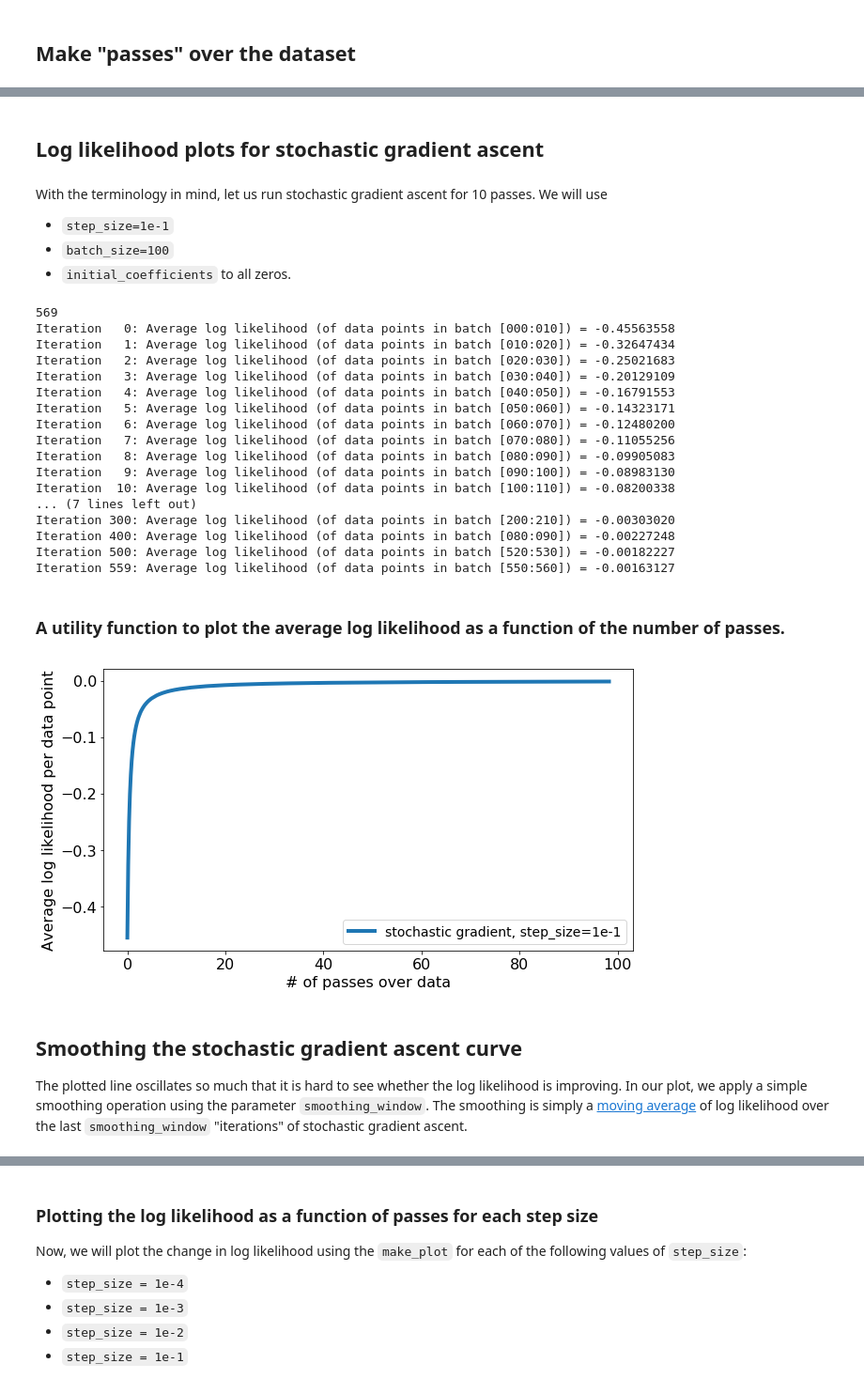
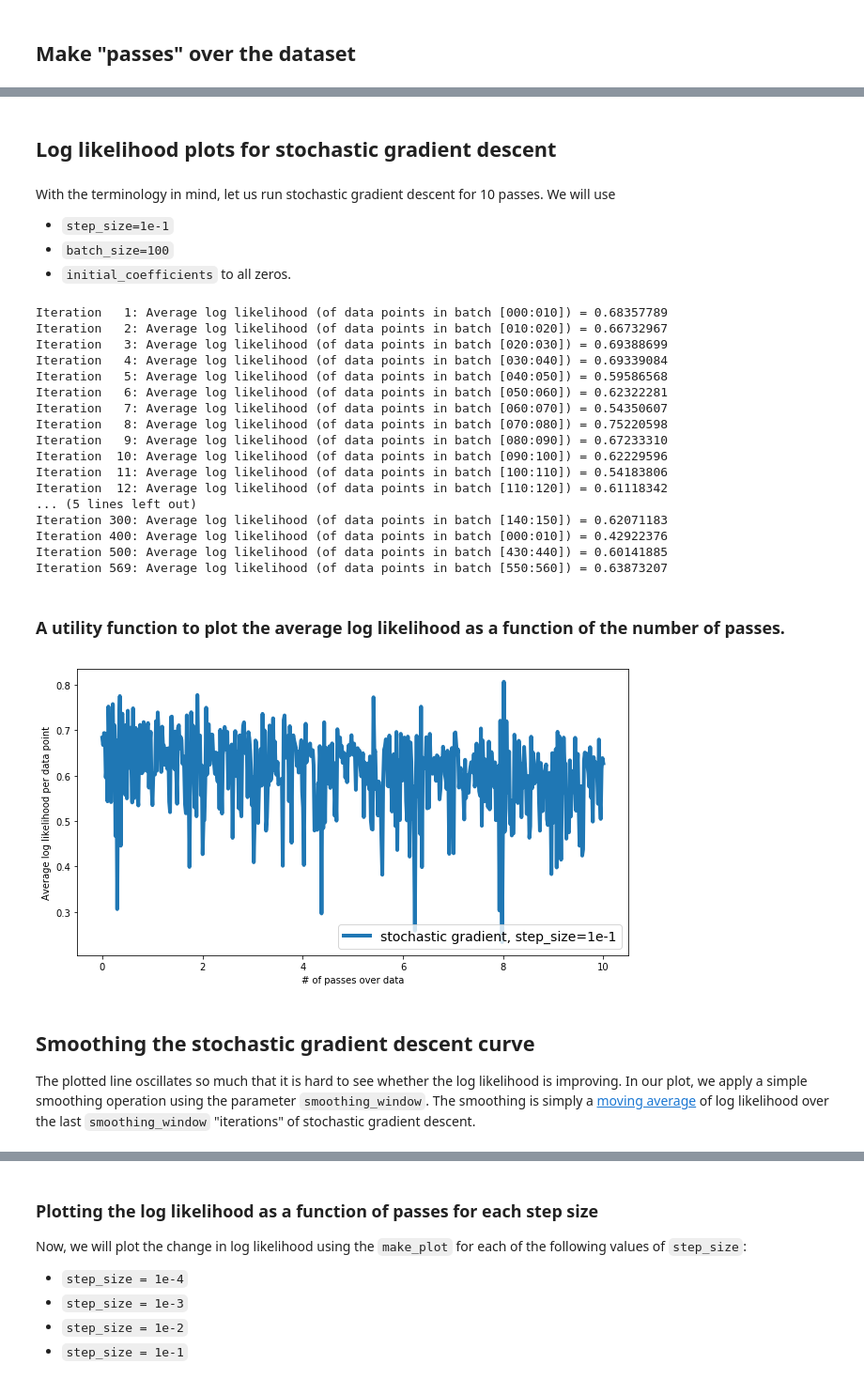
Before and after one commit to anvaribs/SDS385, a Jupyter notebook: exercises/exercises02/src/Logistic_Regression_via_Stochastic_Gradient_Descent.ipynb, the cells around one changed output, grey strips where cells are left out. Shown at 94% size. Cells and saved outputs as stored; diff of their text form; code cells hidden in the pictures.

```diff
--- a/exercises/exercises02/src/Logistic_Regression_via_Stochastic_Gradient_Descent.ipynb
+++ b/exercises/exercises02/src/Logistic_Regression_via_Stochastic_Gradient_Descent.ipynb
@@ -141,7 +141,7 @@ def random_mini_batches(X, Y, mini_batch_size = 64, seed = 0):
     shuffled_Y = Y[permutation]
 
     # Step 2: Partition (shuffled_X, shuffled_Y). Minus the end case.
-    num_complete_minibatches = math.floor(m/mini_batch_size) # number of mini batches of size mini_batch_size in your partitionning
+    num_complete_minibatches = int(math.floor(m/mini_batch_size)) # number of mini batches of size mini_batch_size in your partitionning
     for k in range(0, num_complete_minibatches):
         mini_batch_X = shuffled_X[k * mini_batch_size : (k+1) * mini_batch_size, :]
         mini_batch_Y = shuffled_Y[k * mini_batch_size : (k+1)* mini_batch_size]
@@ -236,7 +236,7 @@ def compute_avg_log_likelihood(feature_matrix, label, coefficients):
     mask = np.isinf(logexp)
     logexp[mask] = -scores[mask]
 
-    lp = np.sum((indicator-1)*scores - logexp)/len(feature_matrix)
+    lp = -np.sum((indicator-1)*scores - logexp)/len(feature_matrix)
 
     return lp
 # %% [markdown]
@@ -259,13 +259,16 @@ def logistic_regression_SG(feature_matrix, label, initial_coefficients, step_siz
 #     label = label[permutation]
 
     itr = 0
+
+
     # Do a linear scan over data
     for i in range(num_epochs):
 
         seed = seed + 1
         minibatches = random_mini_batches(feature_matrix, label, batch_size, seed)
-
+        k = 0  # index of current batch
         for minibatch in minibatches:
+            max_iter = num_epochs * len(minibatches)
             (minibatch_X, minibatch_Y) = minibatch
             itr = itr + 1
 
@@ -290,20 +293,23 @@ def logistic_regression_SG(feature_matrix, label, initial_coefficients, step_siz
 
                 # compute the product of the step size, the derivative, and the **normalization constant** (1./batch_size)
                 coefficients[j] += (1./batch_size) * step_size* derivative
+#                 coefficients[j] += step_size* derivative
+
 
             # Checking whether log likelihood is increasing
             # Print the log likelihood over the *current batch*
             lp = compute_avg_log_likelihood(minibatch_X, minibatch_Y,
                                             coefficients)
             log_likelihood_all.append(lp)
-#             if itr <= 15 or (itr <= 1000 and itr % 100 == 0) or (itr <= 10000 and itr % 1000 == 0) \
-#              or itr % 10000 == 0 or itr == max_iter-1:
-#                 data_size = len(feature_matrix)
-#                 print ('Iteration %*d: Average log likelihood (of data points in batch [%0*d:%0*d]) = %.8f' % \
-#                     (int(np.ceil(np.log10(max_iter))), itr, \
-#                      int(np.ceil(np.log10(data_size))), i, \
-#                      int(np.ceil(np.log10(data_size))), i+batch_size, lp))
+            if itr <= 15 or (itr <= 1000 and itr % 100 == 0) or (itr <= 10000 and itr % 1000 == 0) \
+             or itr % 10000 == 0 or itr == max_iter-1:
+                data_size = len(feature_matrix)
+                print ('Iteration %*d: Average log likelihood (of data points in batch [%0*d:%0*d]) = %.8f' % \
+                    (int(np.ceil(np.log10(max_iter))), itr, \
+                     int(np.ceil(np.log10(data_size))), k, \
+                     int(np.ceil(np.log10(data_size))), k+batch_size, lp))
 
+            k = k + batch_size
 #             # if we made a complete pass over data, shuffle and restart
 #             i += batch_size
 #             if i+batch_size > len(feature_matrix):
@@ -384,15 +416,14 @@ $$
 [\text{# of passes}] = \frac{[\text{# of data points touched so far}]}{[\text{size of dataset}]}
 $$
 # %% [markdown]
-## Log likelihood plots for stochastic gradient ascent
+## Log likelihood plots for stochastic gradient descent
 # %% [markdown]
-With the terminology in mind, let us run stochastic gradient ascent for 10 passes. We will use
+With the terminology in mind, let us run stochastic gradient descent for 10 passes. We will use
 * `step_size=1e-1`
 * `batch_size=100`
 * `initial_coefficients` to all zeros.
 # %%
-train_set_x, train_set_y, test_set_x, test_set_y = load_wbdc_data()
-print(len(train_set_x))
+train_set_x, train_set_y, _,_ = load_wbdc_data()
 
 step_size = 1e-1
 batch_size = 10
@@ -401,25 +432,25 @@ num_iterations = num_passes * int(len(train_set_x)/batch_size)
 
 coefficients_sgd, log_likelihood_sgd = logistic_regression_SG(train_set_x, train_set_y,
                                        initial_coefficients=np.zeros(11),
-                                       step_size=1e-1, batch_size=10, max_iter=num_iterations)
+                                       step_size=1e-1, batch_size=10, num_epochs = num_passes)
 # %% [output]
-569
-Iteration   0: Average log likelihood (of data points in batch [000:010]) = -0.45563558
-Iteration   1: Average log likelihood (of data points in batch [010:020]) = -0.32647434
-Iteration   2: Average log likelihood (of data points in batch [020:030]) = -0.25021683
-Iteration   3: Average log likelihood (of data points in batch [030:040]) = -0.20129109
-Iteration   4: Average log likelihood (of data points in batch [040:050]) = -0.16791553
-Iteration   5: Average log likelihood (of data points in batch [050:060]) = -0.14323171
-Iteration   6: Average log likelihood (of data points in batch [060:070]) = -0.12480200
-Iteration   7: Average log likelihood (of data points in batch [070:080]) = -0.11055256
-Iteration   8: Average log likelihood (of data points in batch [080:090]) = -0.09905083
-Iteration   9: Average log likelihood (of data points in batch [090:100]) = -0.08983130
-Iteration  10: Average log likelihood (of data points in batch [100:110]) = -0.08200338
-... (7 lines left out)
-Iteration 300: Average log likelihood (of data points in batch [200:210]) = -0.00303020
-Iteration 400: Average log likelihood (of data points in batch [080:090]) = -0.00227248
-Iteration 500: Average log likelihood (of data points in batch [520:530]) = -0.00182227
-Iteration 559: Average log likelihood (of data points in batch [550:560]) = -0.00163127
+Iteration   1: Average log likelihood (of data points in batch [000:010]) = 0.68357789
+Iteration   2: Average log likelihood (of data points in batch [010:020]) = 0.66732967
+Iteration   3: Average log likelihood (of data points in batch [020:030]) = 0.69388699
+Iteration   4: Average log likelihood (of data points in batch [030:040]) = 0.69339084
+Iteration   5: Average log likelihood (of data points in batch [040:050]) = 0.59586568
+Iteration   6: Average log likelihood (of data points in batch [050:060]) = 0.62322281
+Iteration   7: Average log likelihood (of data points in batch [060:070]) = 0.54350607
+Iteration   8: Average log likelihood (of data points in batch [070:080]) = 0.75220598
+Iteration   9: Average log likelihood (of data points in batch [080:090]) = 0.67233310
+Iteration  10: Average log likelihood (of data points in batch [090:100]) = 0.62229596
+Iteration  11: Average log likelihood (of data points in batch [100:110]) = 0.54183806
+Iteration  12: Average log likelihood (of data points in batch [110:120]) = 0.61118342
+... (5 lines left out)
+Iteration 300: Average log likelihood (of data points in batch [140:150]) = 0.62071183
+Iteration 400: Average log likelihood (of data points in batch [000:010]) = 0.42922376
+Iteration 500: Average log likelihood (of data points in batch [430:440]) = 0.60141885
+Iteration 569: Average log likelihood (of data points in batch [550:560]) = 0.63873207
 # %% [markdown]
 ### A utility function to plot the average log likelihood as a function of the number of passes.
 # %%
@@ -438,12 +469,12 @@ def make_plot(log_likelihood_all, len_data, batch_size, smoothing_window=1, labe
     plt.ylabel('Average log likelihood per data point')
     plt.legend(loc='lower right', prop={'size':14})
 # %%
-make_plot(log_likelihood_sgd, len_data=len(train_set_x), batch_size=100,
+make_plot(log_likelihood_sgd, len_data=len(train_set_x), batch_size=10,
           label='stochastic gradient, step_size=1e-1')
 # %% [output]
-[figure, old version]
+[figure, new version]
 # %% [markdown]
-## Smoothing the stochastic gradient ascent curve
+## Smoothing the stochastic gradient descent curve
 
-The plotted line oscillates so much that it is hard to see whether the log likelihood is improving. In our plot, we apply a simple smoothing operation using the parameter `smoothing_window`. The smoothing is simply a [moving average](https://en.wikipedia.org/wiki/Moving_average) of log likelihood over the last `smoothing_window` "iterations" of  stochastic gradient ascent.
+The plotted line oscillates so much that it is hard to see whether the log likelihood is improving. In our plot, we apply a simple smoothing operation using the parameter `smoothing_window`. The smoothing is simply a [moving average](https://en.wikipedia.org/wiki/Moving_average) of log likelihood over the last `smoothing_window` "iterations" of  stochastic gradient descent.
 # %%
```
Also changed, not shown: parts of 27 cells of this notebook.
